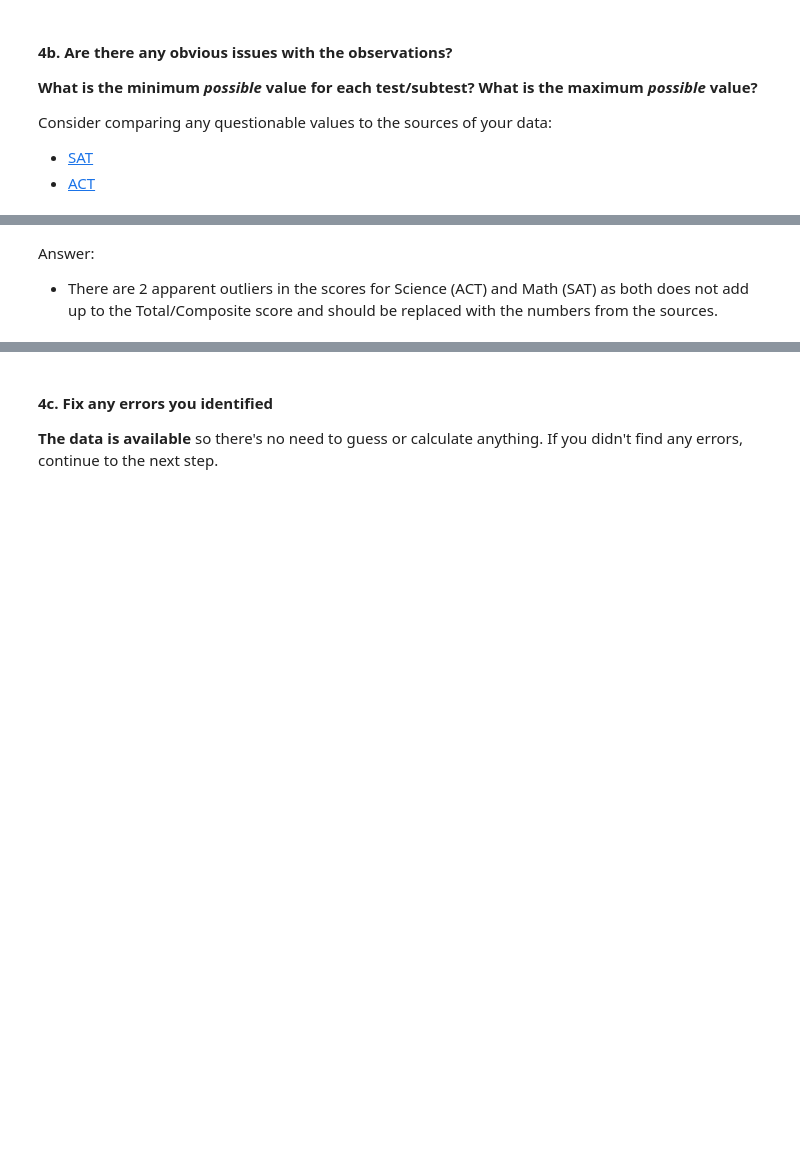
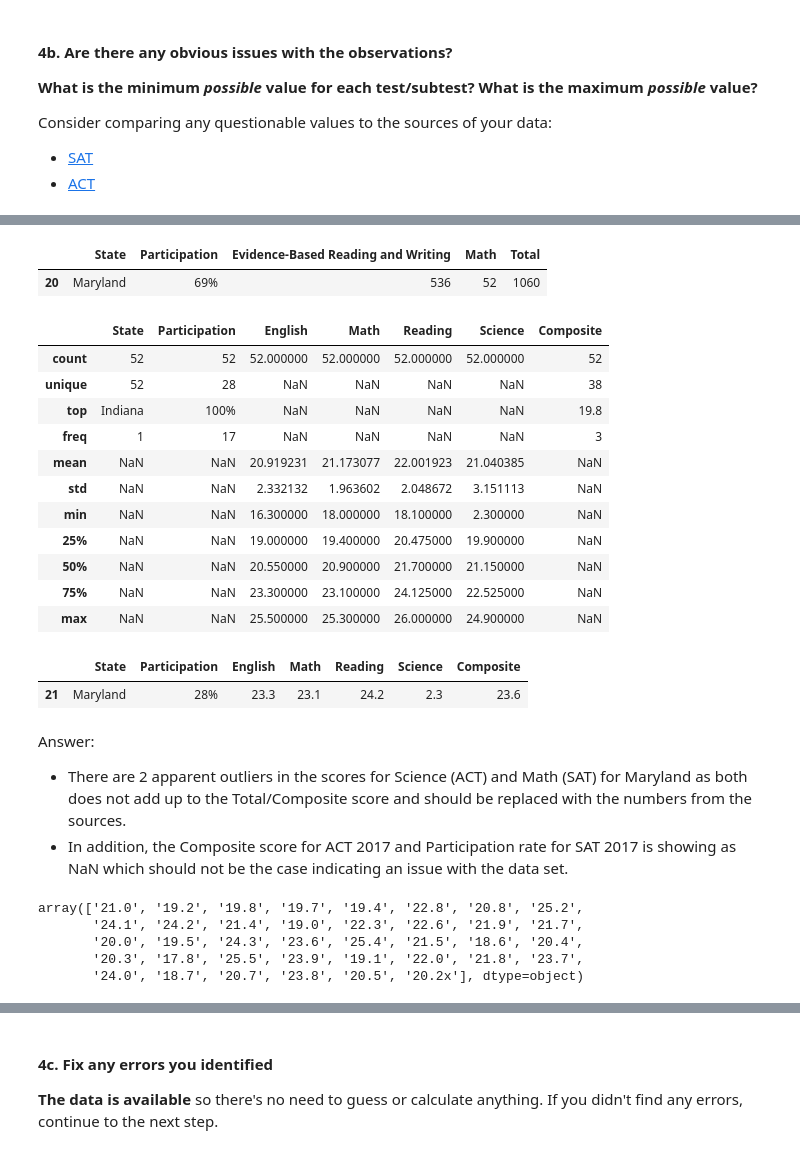
Before and after one commit to kongemily/DSI-Projects, a Jupyter notebook: Project1/code/starter-code_updated (final).ipynb, the cells around one changed output, grey strips where cells are left out. Cells and saved outputs as stored; diff of their text form; code cells hidden in the pictures; blank space fills up the shorter version.

```diff
--- a/Project1/code/starter-code_updated (final).ipynb
+++ b/Project1/code/starter-code_updated (final).ipynb
@@ -142,3 +162,41 @@ dtype: object
+# %%
+#Check for the line item below the SAT minimum score of 200
+sat_2017[sat_2017['Math']<200]
+# %% [output]
+|  | State | Participation | Evidence-Based Reading and Writing | Math | Total |
+| 20 | Maryland | 69% | 536 | 52 | 1060 |
+# %%
+#Display the overall statistics for ACT 2017
+act_2017.describe(include='all')
+# %% [output]
+|  | State | Participation | English | Math | Reading | Science | Composite |
+| count | 52 | 52 | 52.000000 | 52.000000 | 52.000000 | 52.000000 | 52 |
+| unique | 52 | 28 | NaN | NaN | NaN | NaN | 38 |
+| top | Indiana | 100% | NaN | NaN | NaN | NaN | 19.8 |
+| freq | 1 | 17 | NaN | NaN | NaN | NaN | 3 |
+| mean | NaN | NaN | 20.919231 | 21.173077 | 22.001923 | 21.040385 | NaN |
+| std | NaN | NaN | 2.332132 | 1.963602 | 2.048672 | 3.151113 | NaN |
+| min | NaN | NaN | 16.300000 | 18.000000 | 18.100000 | 2.300000 | NaN |
+| 25% | NaN | NaN | 19.000000 | 19.400000 | 20.475000 | 19.900000 | NaN |
+| 50% | NaN | NaN | 20.550000 | 20.900000 | 21.700000 | 21.150000 | NaN |
+| 75% | NaN | NaN | 23.300000 | 23.100000 | 24.125000 | 22.525000 | NaN |
+| max | NaN | NaN | 25.500000 | 25.300000 | 26.000000 | 24.900000 | NaN |
+# %%
+#Check for the line item which is showing 2.3 as the minimum score for science
+act_2017[act_2017['Science']<18]
+# %% [output]
+|  | State | Participation | English | Math | Reading | Science | Composite |
+| 21 | Maryland | 28% | 23.3 | 23.1 | 24.2 | 2.3 | 23.6 |
 # %% [markdown]
 Answer:
-- There are 2 apparent outliers in the scores for Science (ACT) and Math (SAT) as both does not add up to the Total/Composite score and should be replaced with the numbers from the sources.
+- There are 2 apparent outliers in the scores for Science (ACT) and Math (SAT) for Maryland as both does not add up to the Total/Composite score and should be replaced with the numbers from the sources.
+- In addition, the Composite score for ACT 2017 and Participation rate for SAT 2017 is showing as NaN which should not be the case indicating an issue with the data set.
+# %%
+#Check for the unique values for Composite
+act_2017['Composite'].unique()
+# %% [output]
+array(['21.0', '19.2', '19.8', '19.7', '19.4', '22.8', '20.8', '25.2',
+       '24.1', '24.2', '21.4', '19.0', '22.3', '22.6', '21.9', '21.7',
+       '20.0', '19.5', '24.3', '23.6', '25.4', '21.5', '18.6', '20.4',
+       '20.3', '17.8', '25.5', '23.9', '19.1', '22.0', '21.8', '23.7',
+       '24.0', '18.7', '20.7', '23.8', '20.5', '20.2x'], dtype=object)
```
Also changed, not shown: parts of 106 cells of this notebook, 2 other files.
